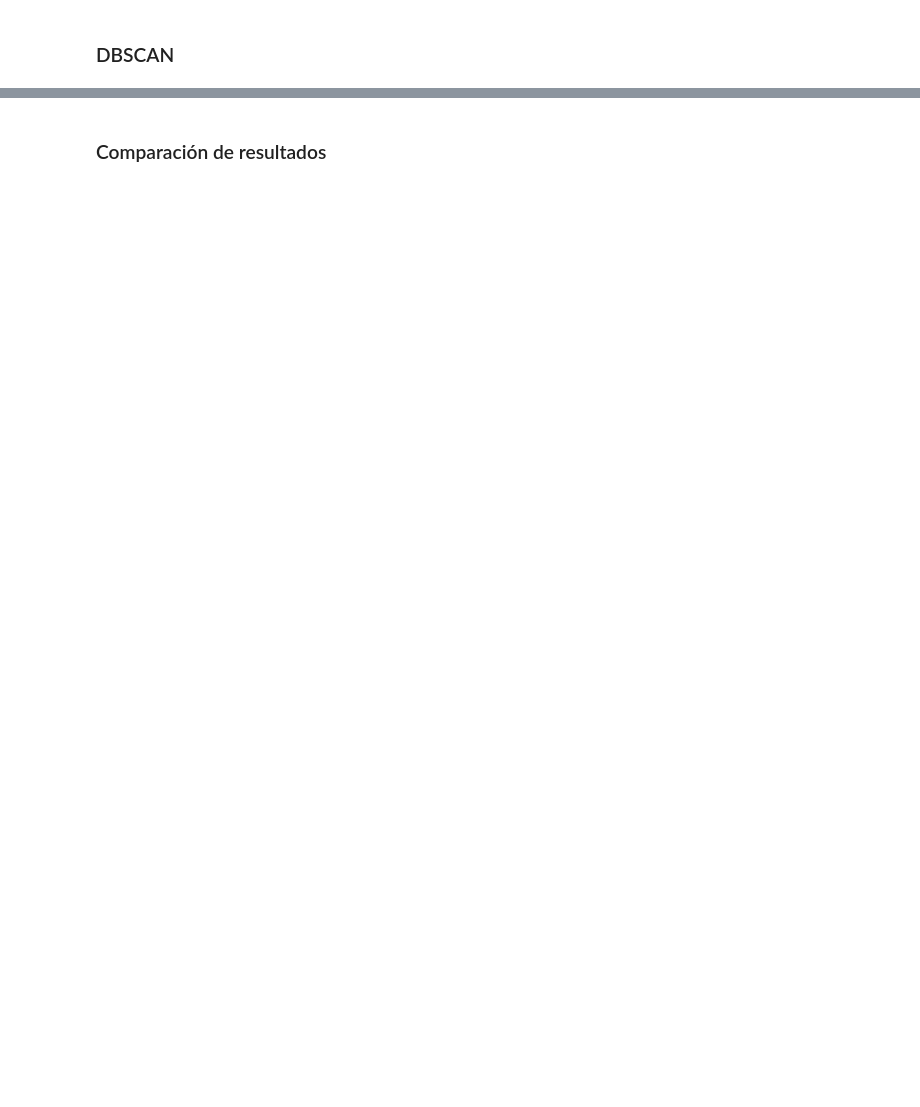
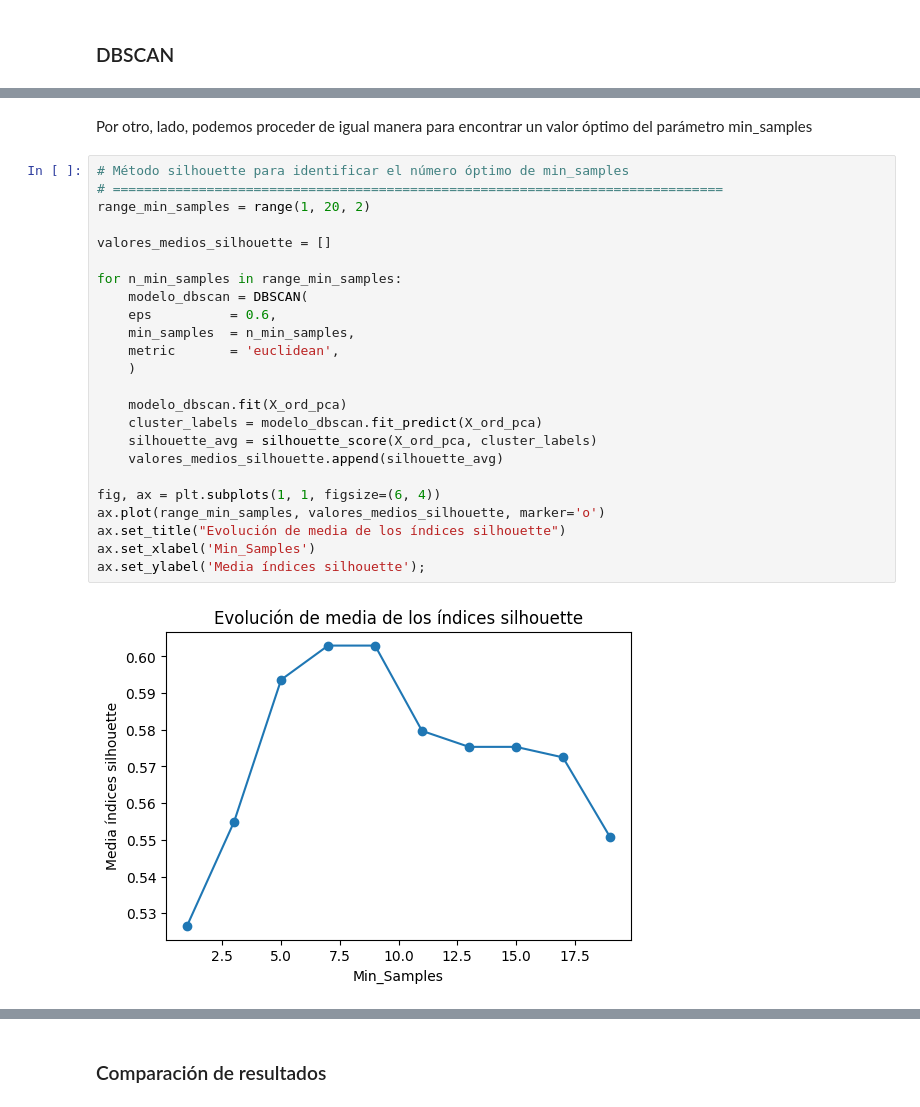
Before and after one commit to RodrigoMaroto/Practica2-ML, a Jupyter notebook: Practica2.ipynb, the cells around one changed output, grey strips where cells are left out. Cells and saved outputs as stored; diff of their text form; blank space fills up the shorter version.

```diff
--- a/Practica2.ipynb
+++ b/Practica2.ipynb
@@ -310,2 +339,30 @@ No artists with labels found to put in legend.  Note that artists whose label st
+# %% [markdown]
+Por otro, lado, podemos proceder de igual manera para encontrar un valor óptimo del parámetro min_samples
+# %%
+# Método silhouette para identificar el número óptimo de min_samples
+# ==============================================================================
+range_min_samples = range(1, 20, 2)
+
+valores_medios_silhouette = []
+
+for n_min_samples in range_min_samples:
+    modelo_dbscan = DBSCAN(
+    eps          = 0.6,
+    min_samples  = n_min_samples,
+    metric       = 'euclidean',
+    )
+
+    modelo_dbscan.fit(X_ord_pca)
+    cluster_labels = modelo_dbscan.fit_predict(X_ord_pca)
+    silhouette_avg = silhouette_score(X_ord_pca, cluster_labels)
+    valores_medios_silhouette.append(silhouette_avg)
+
+fig, ax = plt.subplots(1, 1, figsize=(6, 4))
+ax.plot(range_min_samples, valores_medios_silhouette, marker='o')
+ax.set_title("Evolución de media de los índices silhouette")
+ax.set_xlabel('Min_Samples')
+ax.set_ylabel('Media índices silhouette');
+# %% [output]
+[figure, added]
 # %%
 modelo_dbscan = DBSCAN(
```
Also changed, not shown: parts of 22 cells of this notebook.
